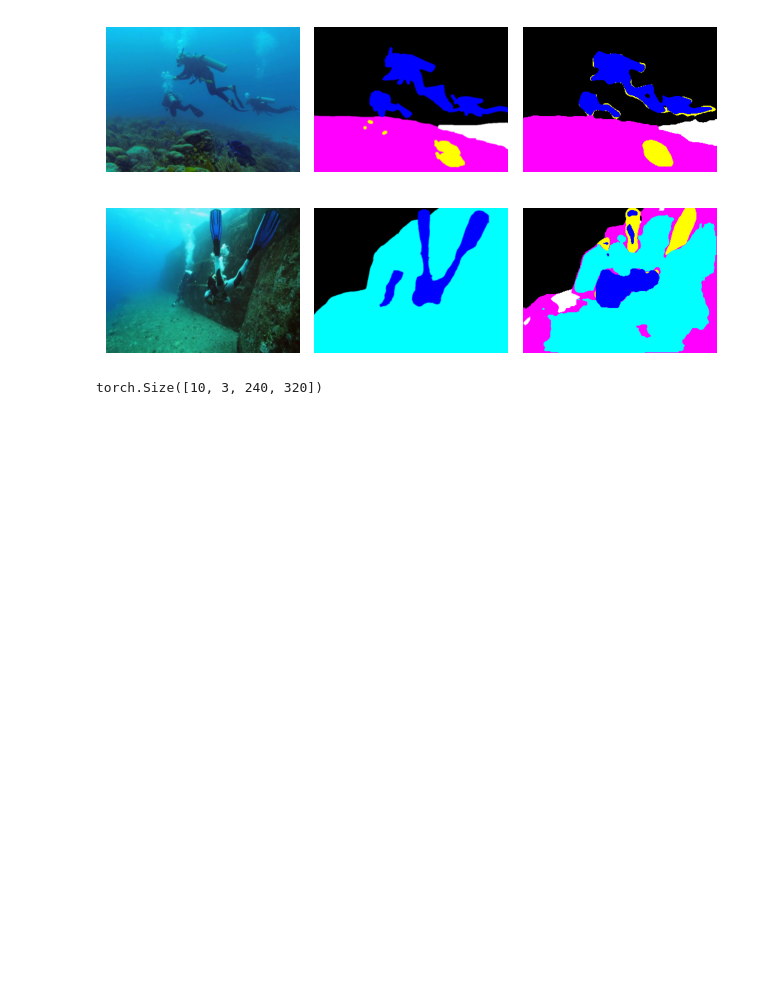
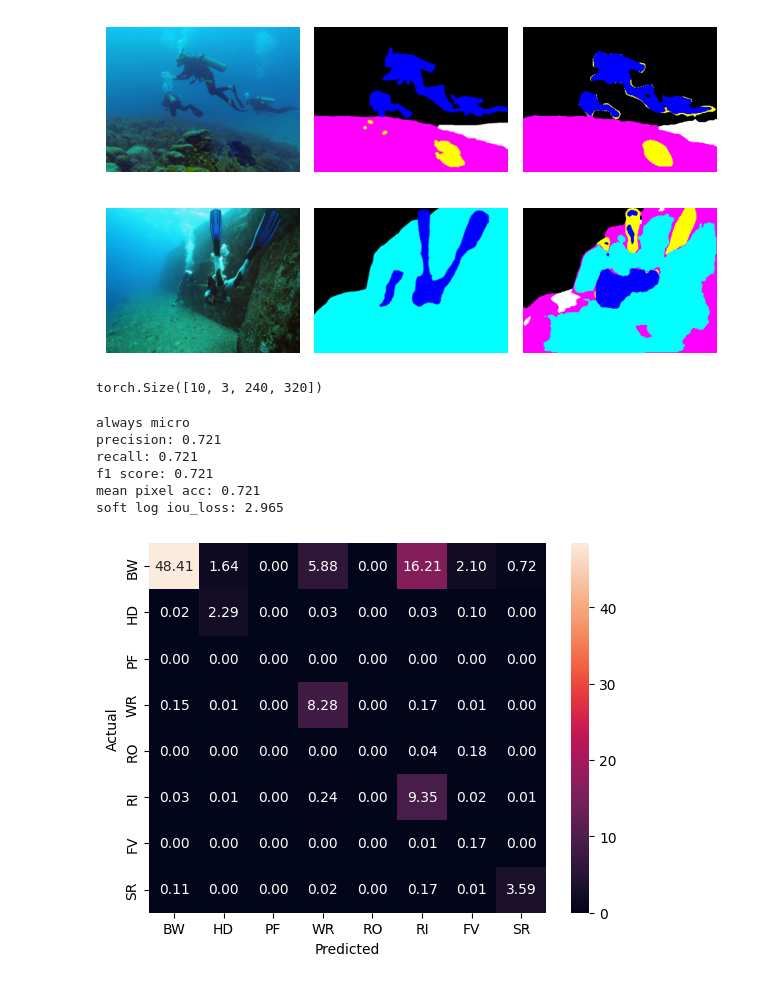
Before and after one commit to delimarr/bveri_miniprojekt, a Jupyter notebook: suim_net.ipynb, the cells around one changed output. Saved outputs shown, nothing was run; the diff lists cells and outputs as text; code cells hidden in the pictures; blank space fills up the shorter version.

```diff
--- a/suim_net.ipynb
+++ b/suim_net.ipynb
@@ -162,9 +162,26 @@ label_images = ds.label_images[:N,:,:,:].to(suim_loaded.device)
 
 logits = suim_loaded(images)
 # %%
-probs = F.softmax(logits, dim=1)
-pred = probs.argmax(dim=(1), keepdim=True)
+pred = logits_to_idx_class(logits)
 pred_label = pred_to_label(pred)
 pred_label.shape
 # %% [output]
 torch.Size([10, 3, 240, 320])
+# %%
+true = logits_to_idx_class(masks)
+iou_loss = SoftIoULoss()
+print("always micro")
+print(f"precision: {precision(pred, true):.3f}")
+print(f"recall: {recall(pred, true):.3f}")
+print(f"f1 score: {f1_score(pred, true):.3f}")
+print(f"mean pixel acc: {mean_pixel_acc(pred, true):.3f}")
+print(f"soft log iou_loss: {iou_loss(logits, masks):.3f}")
+confusion_matrix(pred, true)
+# %% [output]
+always micro
+precision: 0.721
+recall: 0.721
+f1 score: 0.721
+mean pixel acc: 0.721
+soft log iou_loss: 2.965
+[figure, added]
```
Also changed, not shown: parts of 2 cells of this notebook, 4 other files.
